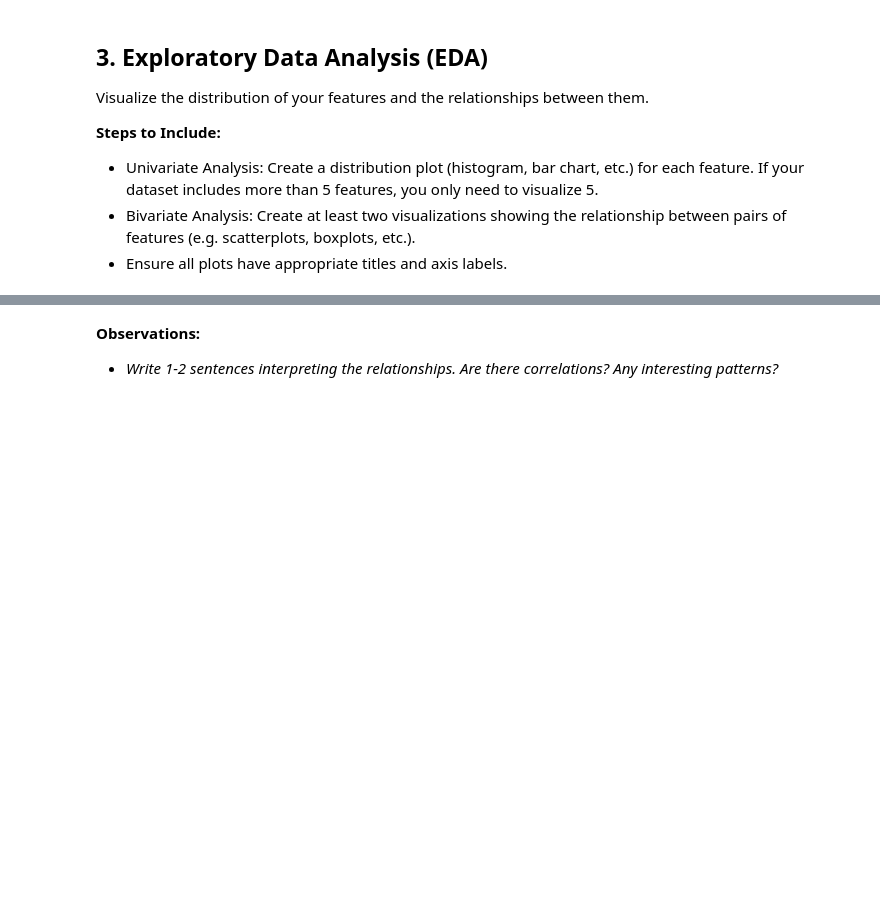
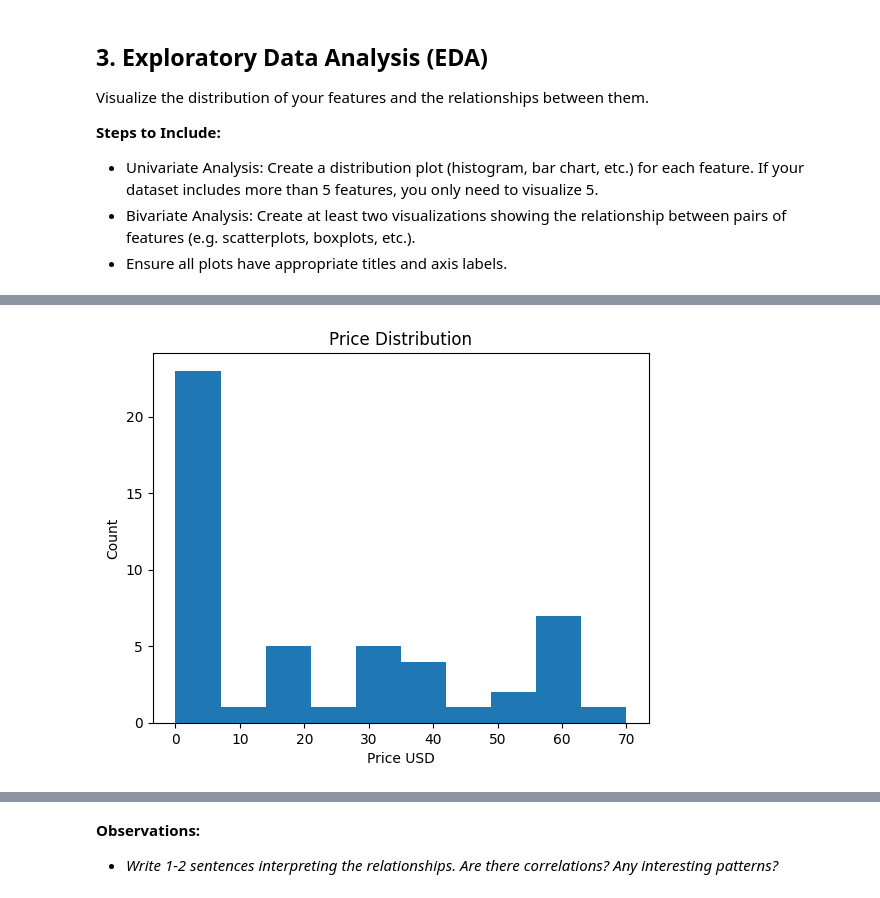
Before and after one commit to thanhvu911/machine-learning, a Jupyter notebook: Project 1 Instructions.ipynb, the cells around one changed output, grey strips where cells are left out. Saved outputs shown, nothing was run; the diff lists cells and outputs as text; code cells hidden in the pictures; blank space fills up the shorter version.

```diff
--- a/Project 1 Instructions.ipynb
+++ b/Project 1 Instructions.ipynb
@@ -274,0 +245,8 @@ plt.show()
+# %%
+plt.hist(df['price_usd'])
+plt.title('Price Distribution')
+plt.xlabel('Price USD')
+plt.ylabel('Count')
+plt.show()
+# %% [output]
+[figure, added]
```
Also changed, not shown: parts of 16 cells of this notebook.
